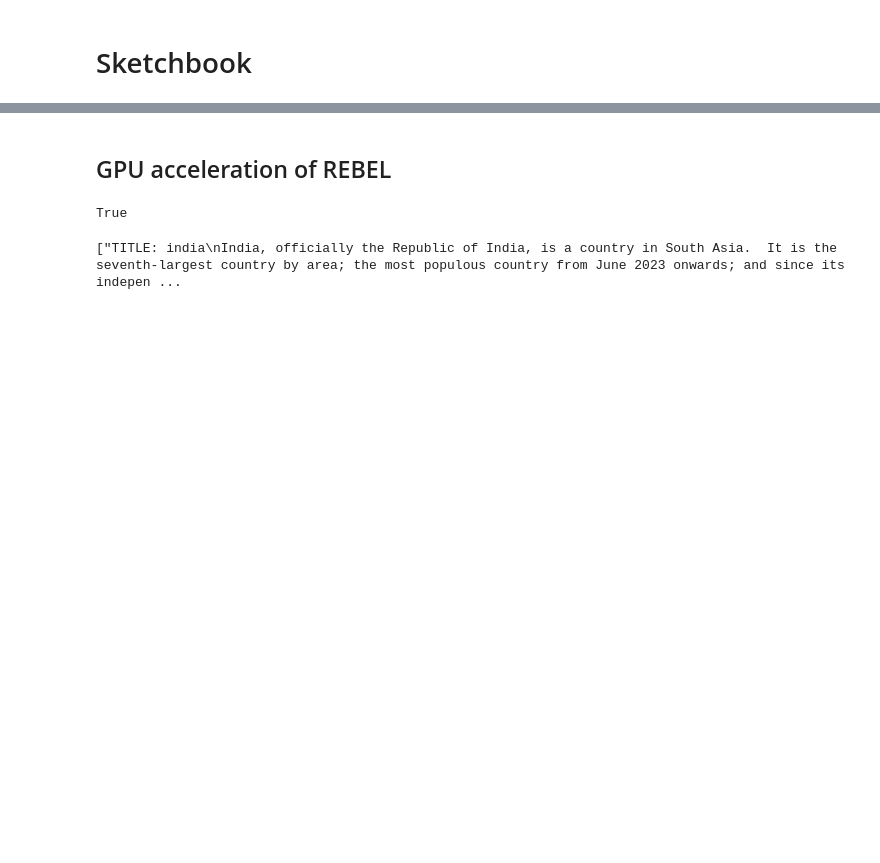
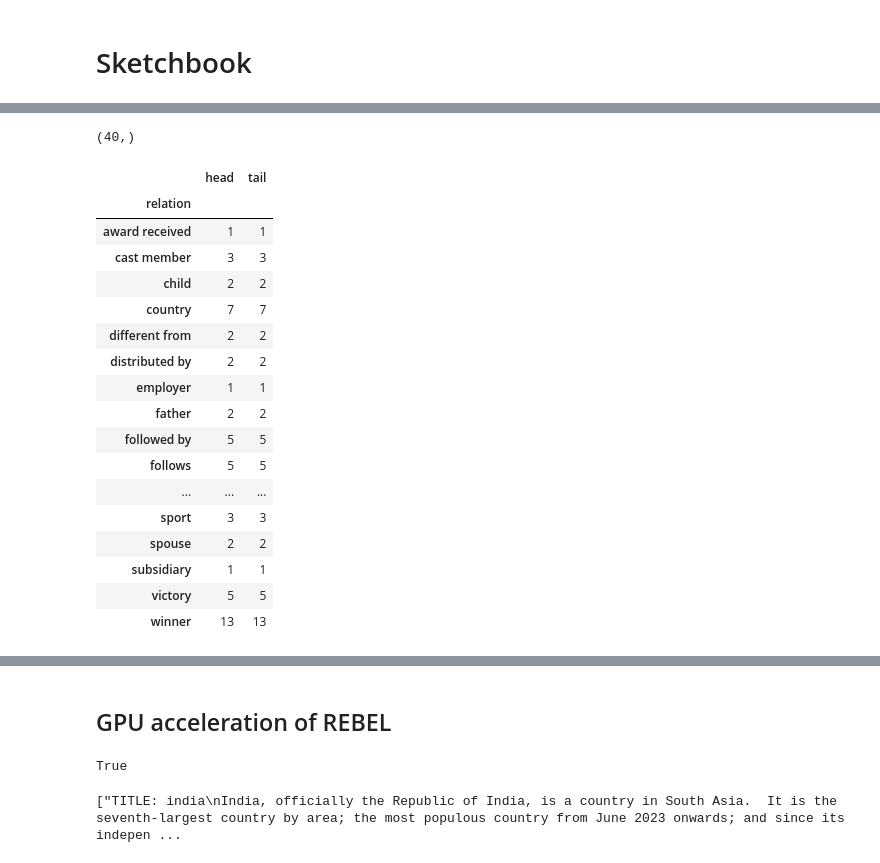
Before and after one commit to RK22000/REBEL-Graph-RAG, a Jupyter notebook: notebook.ipynb, the cells around one changed output, grey strips where cells are left out. Cells and saved outputs as stored; diff of their text form; code cells hidden in the pictures; blank space fills up the shorter version.

```diff
--- a/notebook.ipynb
+++ b/notebook.ipynb
@@ -2,0 +133,3 @@
+# %%
+knowledge_graph = pd.read_csv(f"data/knowledge-graphs/{article.hash_id}.csv").drop_duplicates()
+knowledge_graph
@@ -2,0 +150,25 @@
+# %%
+knowledge_graph.relation.unique().shape
+# %% [output]
+(40,)
+# %%
+knowledge_graph.groupby('relation').count()
+# %% [output]
+|  | head | tail |
+| relation |  |  |
+| award received | 1 | 1 |
+| cast member | 3 | 3 |
+| child | 2 | 2 |
+| country | 7 | 7 |
+| different from | 2 | 2 |
+| distributed by | 2 | 2 |
+| employer | 1 | 1 |
+| father | 2 | 2 |
+| followed by | 5 | 5 |
+| follows | 5 | 5 |
+| ... | ... | ... |
+| sport | 3 | 3 |
+| spouse | 2 | 2 |
+| subsidiary | 1 | 1 |
+| victory | 5 | 5 |
+| winner | 13 | 13 |
```
Also changed, not shown: parts of 37 cells of this notebook, 1 other file.
